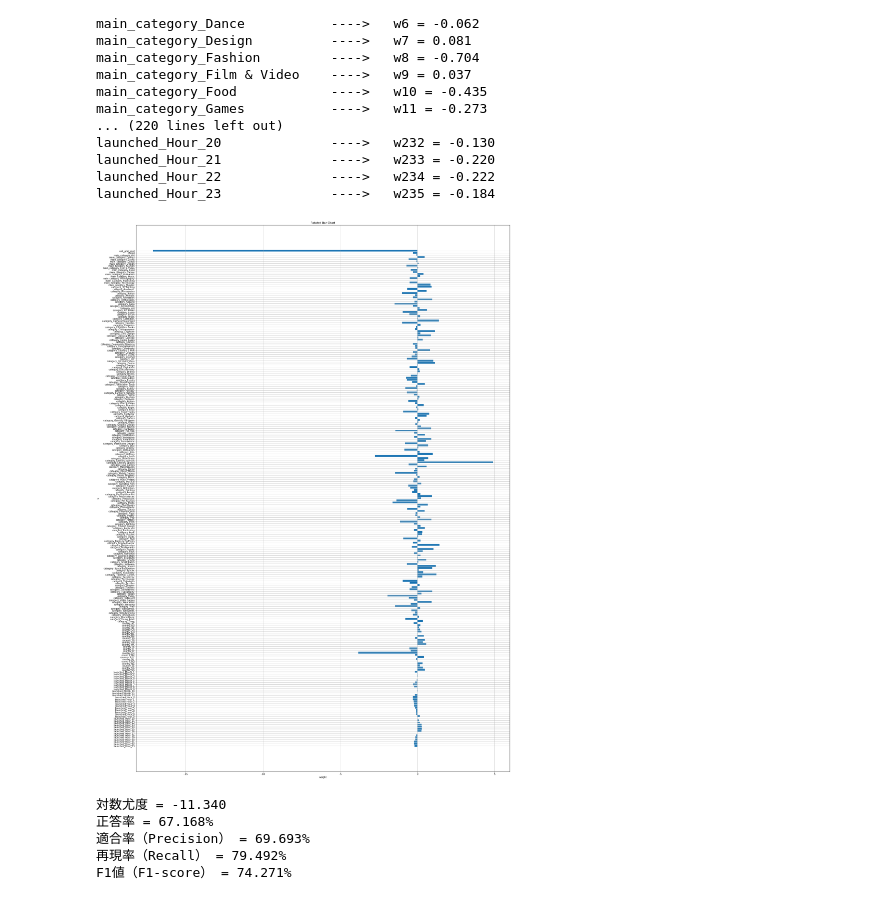
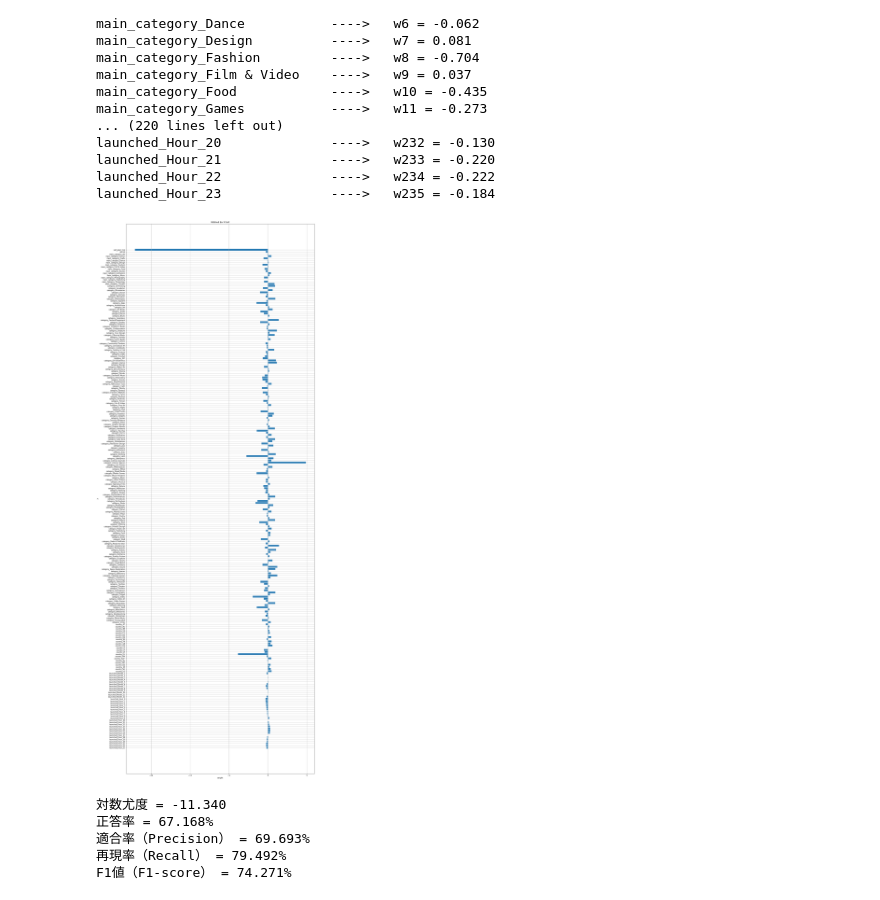
Before and after one commit to arsma12/skillupAI, a Jupyter notebook: Day1_work_長谷川雅代.ipynb, the cells around one changed output. Drawn from its saved outputs; the diff is of its cells as text; code cells hidden in the pictures.

```diff
--- a/Day1_work_長谷川雅代.ipynb
+++ b/Day1_work_長谷川雅代.ipynb
@@ -311,17 +322,17 @@ launched_Hour_23              ---->   w235 = -0.184
 # %%
 # ------------------------------------------------
 # ◆ グラフ化
 # ------------------------------------------------
-plt.figure(figsize=(30, 45))
+plt.figure(figsize=(20, 60))
 plt.barh(np.arange(len(n_features))[::-1], fti, align='center')
 plt.yticks(np.arange(len(n_features))[::-1], n_features)
 plt.title('Rotated Bar Chart')
 plt.xlabel('weight')
 plt.ylabel('X')
 plt.grid()
 plt.show()
 # %% [output]
-[figure, old version]
+[figure, new version]
 # %%
 # ================================================
 # ◆ 4.モデル評価
```
Also changed, not shown: parts of 4 cells of this notebook, 1 other file.
